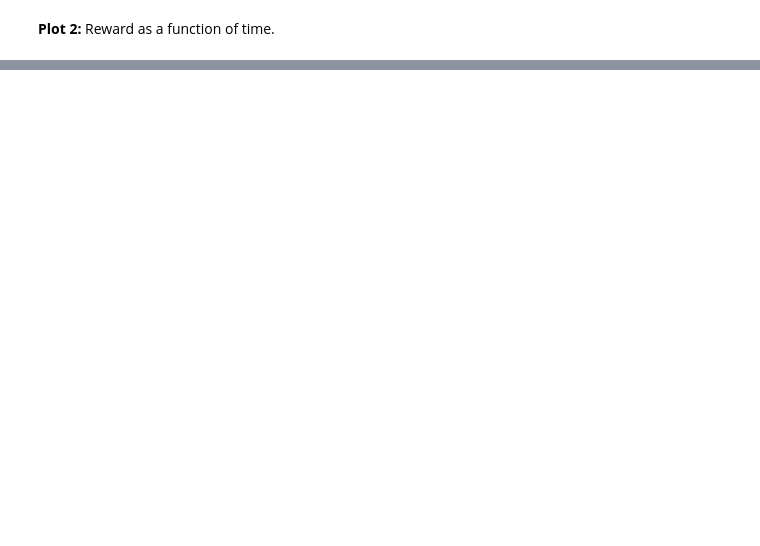
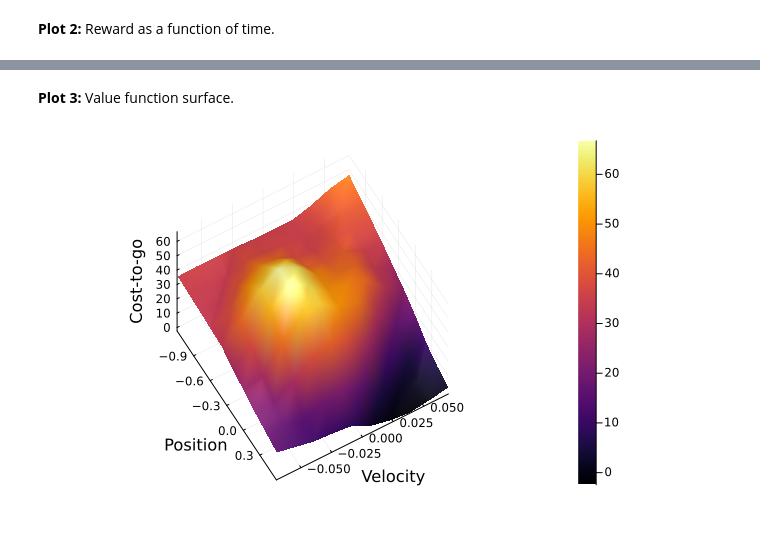
Before and after one commit to bartoszpankratz/234900-0286-MW, a Jupyter notebook: 6. Aproksymacja funkcji wartości/DeepQ_MountainCar.ipynb, the cells around one changed output, grey strips where cells are left out. Cells and saved outputs as stored; diff of their text form; code cells hidden in the pictures; blank space fills up the shorter version.

```diff
--- a/6. Aproksymacja funkcji wartości/DeepQ_MountainCar.ipynb
+++ b/6. Aproksymacja funkcji wartości/DeepQ_MountainCar.ipynb
@@ -165,0 +170,10 @@ plot(rewards, xlabel = "Time", ylabel = "Reward", legend = false)
+# %% [markdown]
+<b> Plot 3: </b> Value function surface.
+# %%
+X = range(state_space(agent.env)[1].left,state_space(agent.env)[1].right,length = 10)
+Y = range(state_space(agent.env)[2].left,state_space(agent.env)[2].right,length = 10)
+Z = [maximum((agent.brain.net([x,y]))) for x in X, y in Y];
+
+plot(X,Y,-Z, st=:surface, camera = (60,60), xlabel = "Position", ylabel = "Velocity", zlabel = "Cost-to-go")
+# %% [output]
+[figure, added]
```
Also changed, not shown: parts of 5 cells of this notebook, 2 other files.
